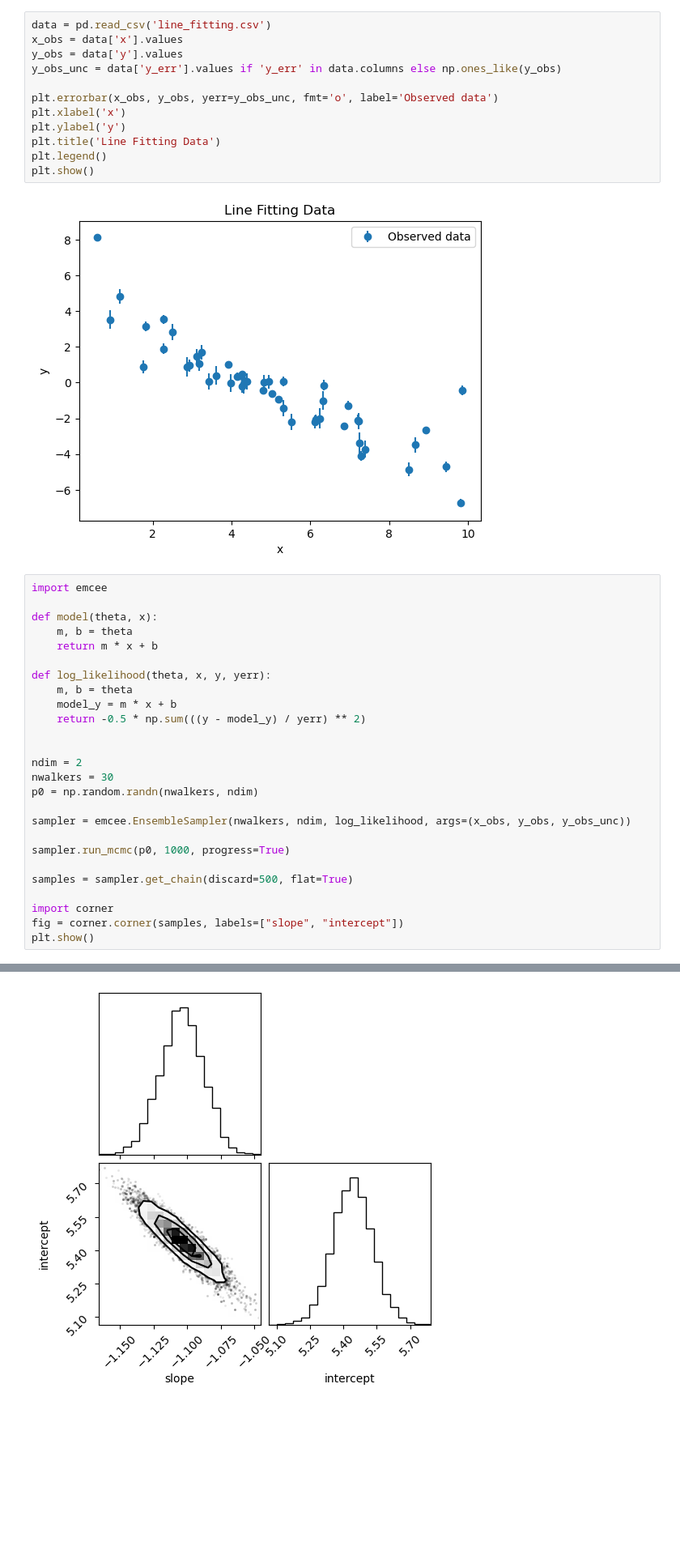
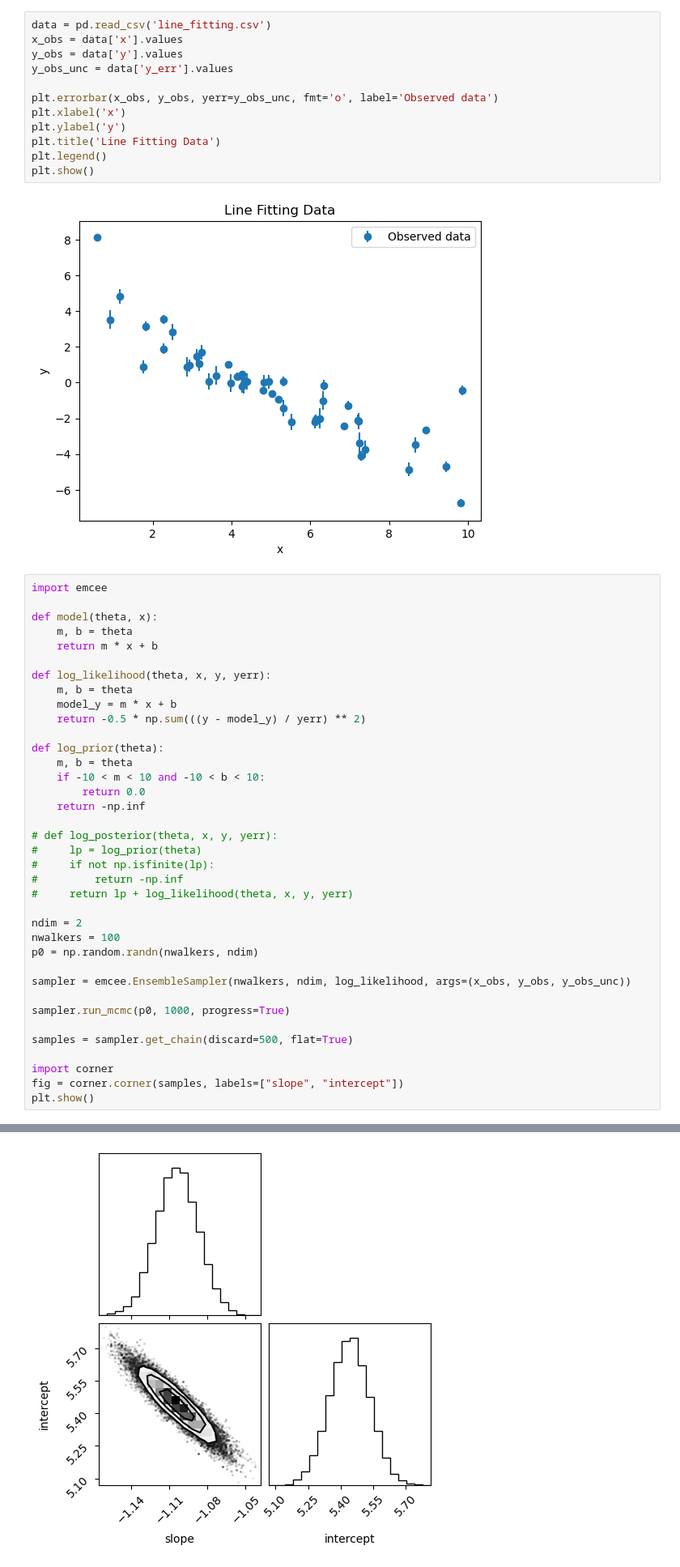
Before and after one commit to Desduh/Session-23, a Jupyter notebook: Day3/Day3_Samplers.ipynb, the cells around one changed output, grey strips where cells are left out. Shown: that part at 81% size. Saved outputs shown, nothing was run; the diff lists cells and outputs as text; blank space fills up the shorter version.

```diff
--- a/Day3/Day3_Samplers.ipynb
+++ b/Day3/Day3_Samplers.ipynb
@@ -24,7 +24,7 @@ import matplotlib.pyplot as plt
 data = pd.read_csv('line_fitting.csv')
 x_obs = data['x'].values
 y_obs = data['y'].values
-y_obs_unc = data['y_err'].values if 'y_err' in data.columns else np.ones_like(y_obs)
+y_obs_unc = data['y_err'].values
 
 plt.errorbar(x_obs, y_obs, yerr=y_obs_unc, fmt='o', label='Observed data')
 plt.xlabel('x')
@@ -46,9 +46,20 @@ def log_likelihood(theta, x, y, yerr):
     model_y = m * x + b
     return -0.5 * np.sum(((y - model_y) / yerr) ** 2)
 
+def log_prior(theta):
+    m, b = theta
+    if -10 < m < 10 and -10 < b < 10:
+        return 0.0
+    return -np.inf
+
+# def log_posterior(theta, x, y, yerr):
+#     lp = log_prior(theta)
+#     if not np.isfinite(lp):
+#         return -np.inf
+#     return lp + log_likelihood(theta, x, y, yerr)
 
 ndim = 2
-nwalkers = 30
+nwalkers = 100
 p0 = np.random.randn(nwalkers, ndim)
 
 sampler = emcee.EnsembleSampler(nwalkers, ndim, log_likelihood, args=(x_obs, y_obs, y_obs_unc))
@@ -65 +76 @@ WARNING:emcee.pbar:You must install the tqdm library to use progress indicators
-[figure, old version]
+[figure, new version]
```
Also changed, not shown: parts of 5 cells of this notebook.
